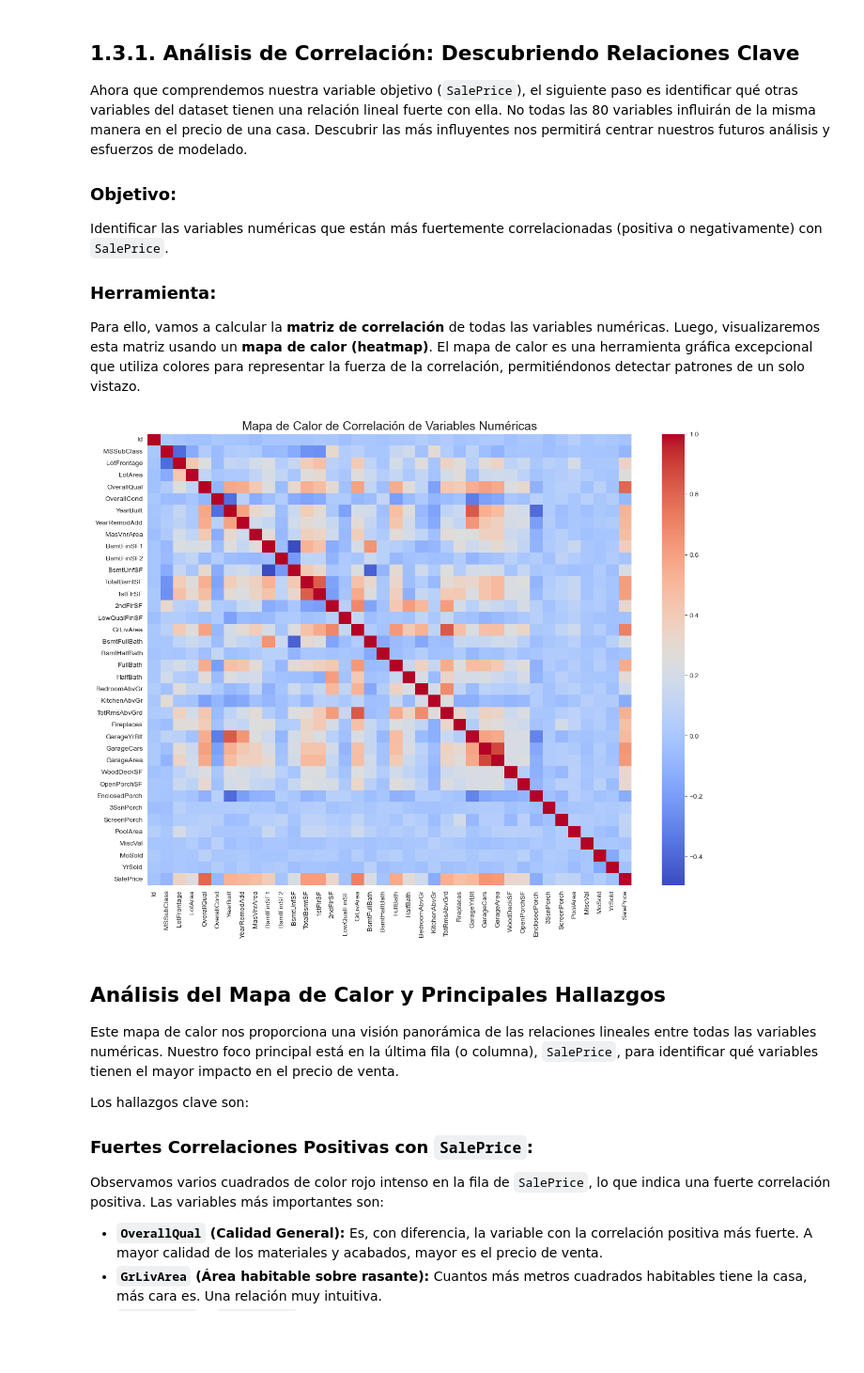
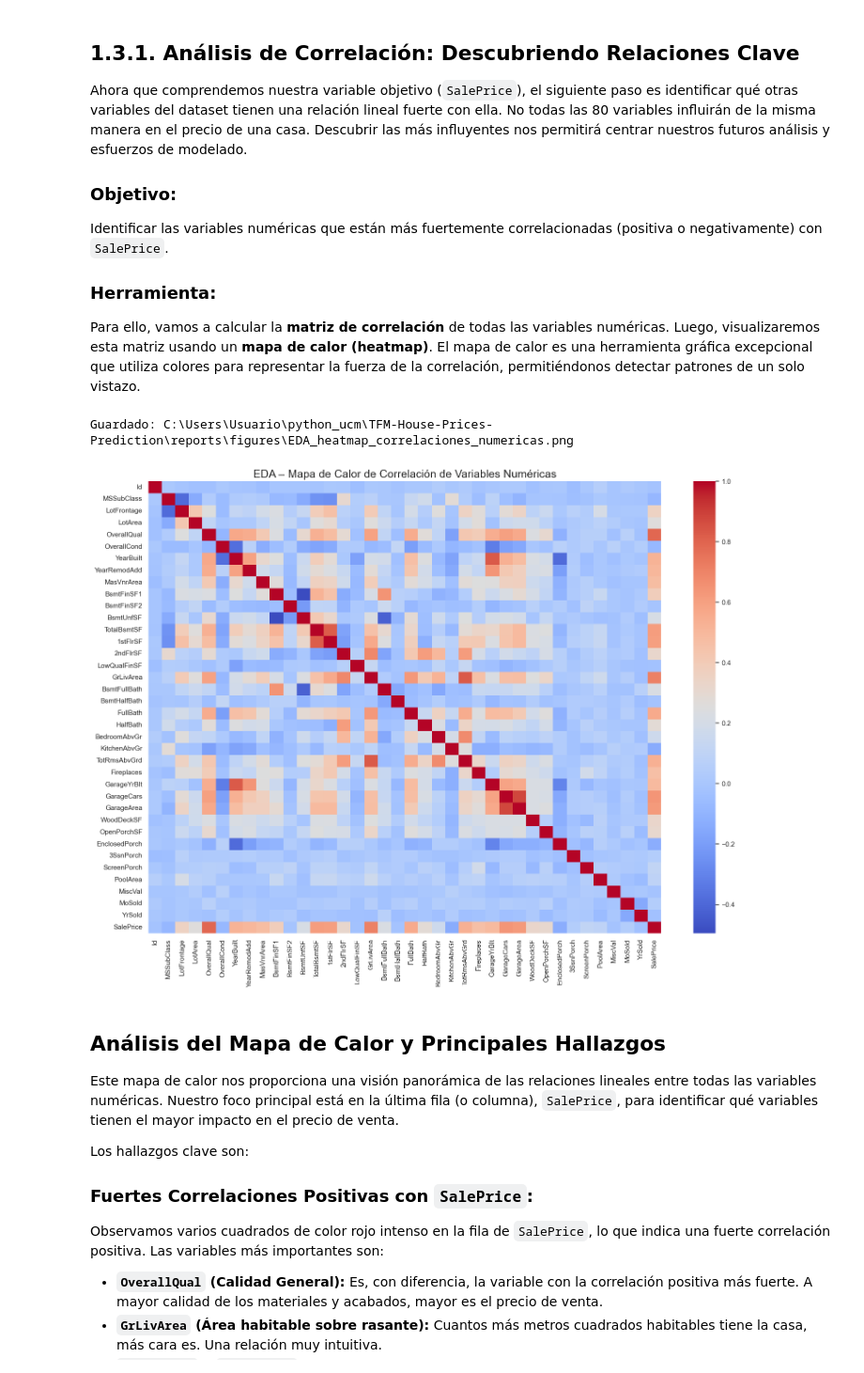
Before and after one commit to Ruben-SM-01/TFM-House-Prices-Prediction, a Jupyter notebook: notebooks/01_eda_and_modeling.ipynb, the cells around one changed output. Shown at 94% size. Drawn from its saved outputs; the diff is of its cells as text; code cells hidden in the pictures; blank space fills up the shorter version.

```diff
--- a/notebooks/01_eda_and_modeling.ipynb
+++ b/notebooks/01_eda_and_modeling.ipynb
@@ -185,28 +207,35 @@ Identificar las variables numéricas que están más fuertemente correlacionadas
 
 ### Herramienta:
 Para ello, vamos a calcular la **matriz de correlación** de todas las variables numéricas. Luego, visualizaremos esta matriz usando un **mapa de calor (heatmap)**. El mapa de calor es una herramienta gráfica excepcional que utiliza colores para representar la fuerza de la correlación, permitiéndonos detectar patrones de un solo vistazo.
-# %%
-import numpy as np
-
-# 1. Seleccionar solo las columnas numéricas del DataFrame
-numeric_df = df.select_dtypes(include=np.number)
-
-# 2. Calcular la matriz de correlación sobre el DataFrame numérico
-correlation_matrix = numeric_df.corr()
-
-# 3. Configurar el tamaño de la figura para el mapa de calor
-plt.figure(figsize=(16, 12))
-
-# 4. Generar el mapa de calor
-sns.heatmap(correlation_matrix, cmap='coolwarm', annot=False)
-
-# 5. Añadir un título
-plt.title('Mapa de Calor de Correlación de Variables Numéricas', fontsize=18)
-
-# 6. Mostrar el gráfico
-plt.show()
-# %% [output]
-[figure, removed]
+# %%
+import numpy as np
+
+# 1. Seleccionar solo las columnas numéricas del DataFrame
+numeric_df = df.select_dtypes(include=np.number)
+
+# 2. Calcular la matriz de correlación sobre el DataFrame numérico
+correlation_matrix = numeric_df.corr()
+
+# 3. Configurar el tamaño de la figura para el mapa de calor
+plt.figure(figsize=(16, 12))
+
+# 4. Generar el mapa de calor
+sns.heatmap(correlation_matrix, cmap='coolwarm', annot=False)
+
+# 5. Añadir un título
+plt.title('EDA – Mapa de Calor de Correlación de Variables Numéricas', fontsize=18)
+
+# 6. Mostrar el gráfico (guardamos primero)
+out_path = os.path.join(FIG_DIR, 'EDA_heatmap_correlaciones_numericas.png')
+plt.tight_layout()
+plt.savefig(out_path, dpi=130, bbox_inches='tight')
+print('Guardado:', os.path.abspath(out_path))
+
+plt.show()
+plt.close()
+# %% [output]
+Guardado: C:\Users\Usuario\python_ucm\TFM-House-Prices-Prediction\reports\figures\EDA_heatmap_correlaciones_numericas.png
+[figure, added]
 # %% [markdown]
 ## Análisis del Mapa de Calor y Principales Hallazgos
 
```
Also changed, not shown: parts of 18 cells of this notebook, 22 other files.
